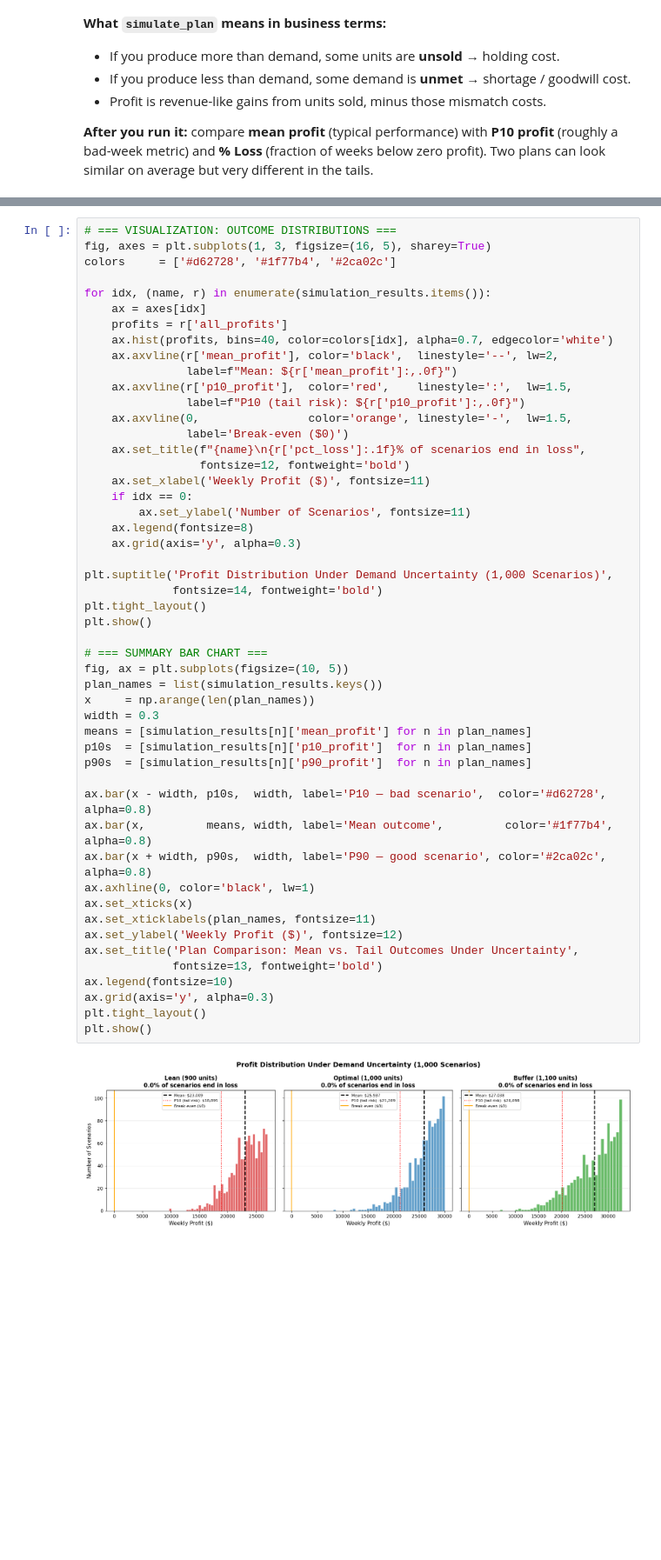
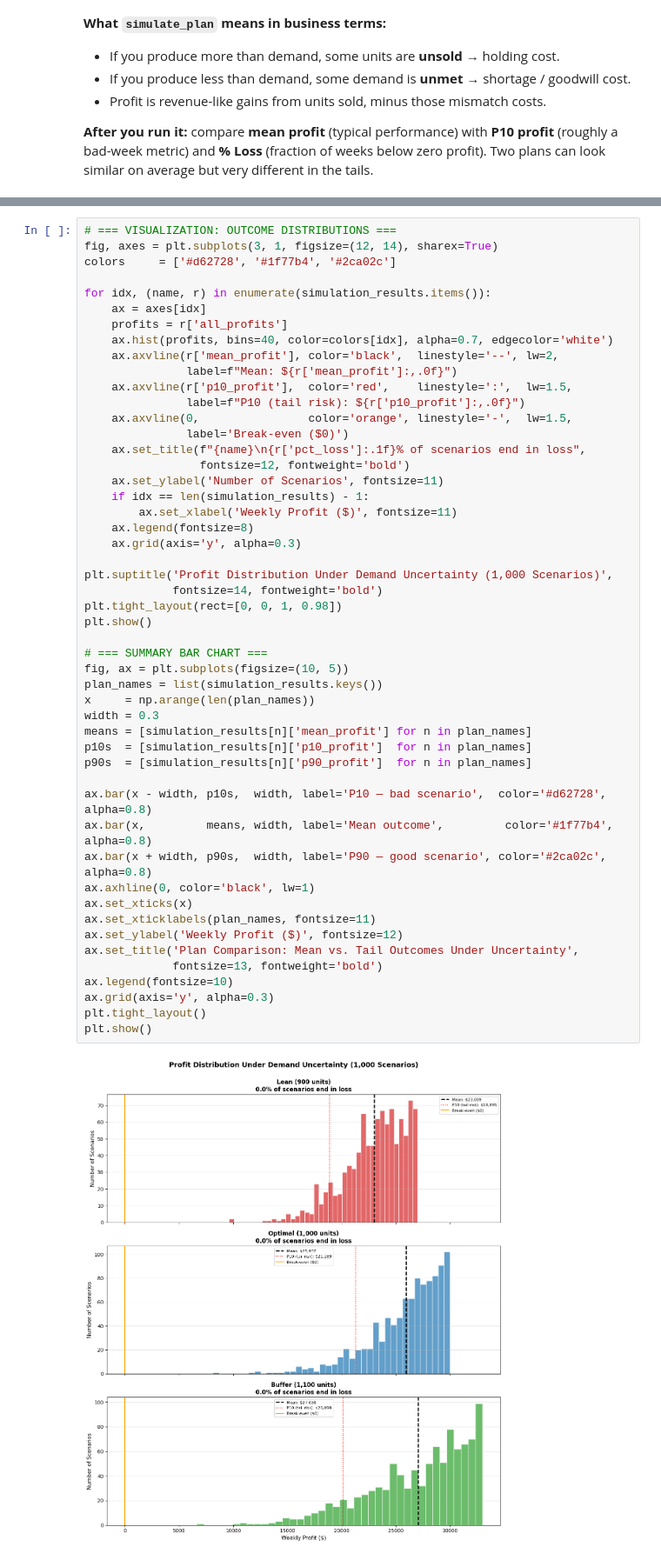
Before and after one commit to scottalanturner/prescriptive-analytics, a Jupyter notebook: Lesson11/lesson11_concept02_optimize_then_simulate.ipynb, the cells around one changed output, grey strips where cells are left out. Shown at 87% size. Drawn from its saved outputs; the diff is of its cells as text; blank space fills up the shorter version.

Commit message:
l11c2 reorg of graphs

```diff
--- a/Lesson11/lesson11_concept02_optimize_then_simulate.ipynb
+++ b/Lesson11/lesson11_concept02_optimize_then_simulate.ipynb
@@ -204,7 +213,7 @@ Buffer (1,100 units)       1,100 $     27,038 $       20,098 $        32,304
 **Interpretation habit:** if a plan has a nice mean but a rough P10, ask whether the business can survive a run of bad weeks.
 # %%
 # === VISUALIZATION: OUTCOME DISTRIBUTIONS ===
-fig, axes = plt.subplots(1, 3, figsize=(16, 5), sharey=True)
+fig, axes = plt.subplots(3, 1, figsize=(12, 14), sharex=True)
 colors     = ['#d62728', '#1f77b4', '#2ca02c']
 
 for idx, (name, r) in enumerate(simulation_results.items()):
@@ -219,41 +228,41 @@ for idx, (name, r) in enumerate(simulation_results.items()):
                label='Break-even ($0)')
     ax.set_title(f"{name}\n{r['pct_loss']:.1f}% of scenarios end in loss",
                  fontsize=12, fontweight='bold')
-    ax.set_xlabel('Weekly Profit ($)', fontsize=11)
-    if idx == 0:
-        ax.set_ylabel('Number of Scenarios', fontsize=11)
+    ax.set_ylabel('Number of Scenarios', fontsize=11)
+    if idx == len(simulation_results) - 1:
+        ax.set_xlabel('Weekly Profit ($)', fontsize=11)
     ax.legend(fontsize=8)
     ax.grid(axis='y', alpha=0.3)
 
 plt.suptitle('Profit Distribution Under Demand Uncertainty (1,000 Scenarios)',
              fontsize=14, fontweight='bold')
-plt.tight_layout()
+plt.tight_layout(rect=[0, 0, 1, 0.98])
 plt.show()
 
 # === SUMMARY BAR CHART ===
 fig, ax = plt.subplots(figsize=(10, 5))
 plan_names = list(simulation_results.keys())
 x     = np.arange(len(plan_names))
 width = 0.3
 means = [simulation_results[n]['mean_profit'] for n in plan_names]
 p10s  = [simulation_results[n]['p10_profit']  for n in plan_names]
 p90s  = [simulation_results[n]['p90_profit']  for n in plan_names]
 
 ax.bar(x - width, p10s,  width, label='P10 — bad scenario',  color='#d62728', alpha=0.8)
 ax.bar(x,         means, width, label='Mean outcome',         color='#1f77b4', alpha=0.8)
 ax.bar(x + width, p90s,  width, label='P90 — good scenario', color='#2ca02c', alpha=0.8)
 ax.axhline(0, color='black', lw=1)
 ax.set_xticks(x)
 ax.set_xticklabels(plan_names, fontsize=11)
 ax.set_ylabel('Weekly Profit ($)', fontsize=12)
 ax.set_title('Plan Comparison: Mean vs. Tail Outcomes Under Uncertainty',
              fontsize=13, fontweight='bold')
 ax.legend(fontsize=10)
 ax.grid(axis='y', alpha=0.3)
 plt.tight_layout()
 plt.show()
 # %% [output]
-[figure, old version]
+[figure, new version]
 [figure]
 # %% [markdown]
 ## Step 6: Apply Judgment to the Comparison
```
Also changed, not shown: parts of 2 cells of this notebook.
